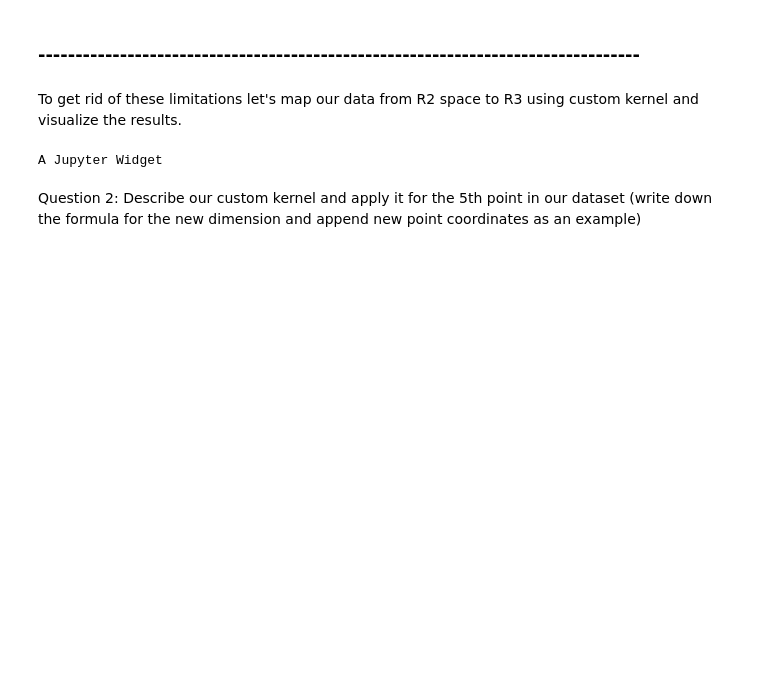
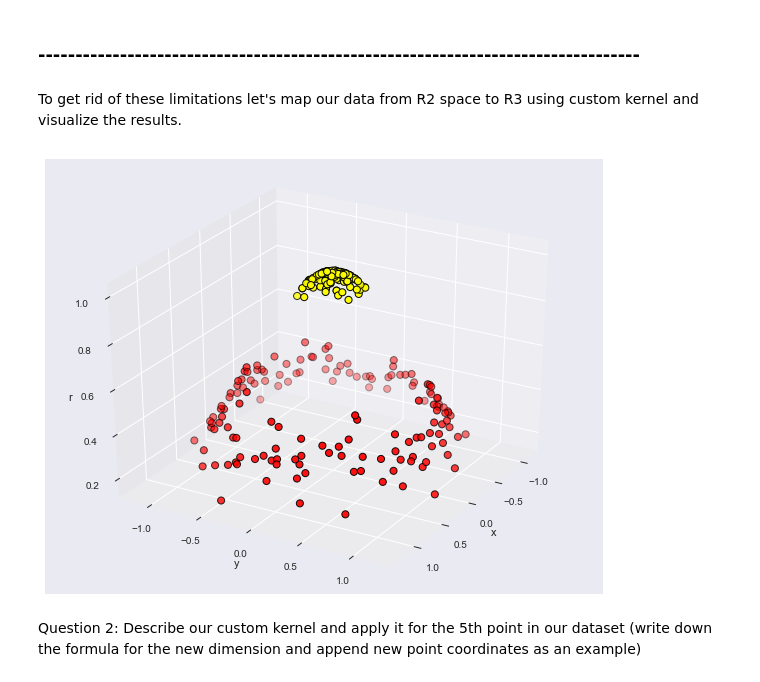
Before and after one commit to blatr/practice_ML_HSE, a Jupyter notebook: Kernelized_K-Means_task.ipynb, the cells around one changed output. Drawn from its saved outputs; the diff is of its cells as text; code cells hidden in the pictures; blank space fills up the shorter version.

```diff
--- a/Kernelized_K-Means_task.ipynb
+++ b/Kernelized_K-Means_task.ipynb
@@ -161,20 +161,21 @@ To get rid of these limitations let's map our data from R2 space to R3 using cus
 # %%
 from ipywidgets import interact, fixed
 from mpl_toolkits import mplot3d
 
 
 def plot_3D(elev=30, azim=30, X=X, y=y):
     ax = plt.subplot(projection='3d')
     ax.scatter3D(X[:, 0], X[:, 1], np.exp(-(X ** (2)).sum(1)), c=y, s=50, cmap='autumn',linewidth=1.0, edgecolor="black")
     ax.view_init(elev=elev, azim=azim)
     ax.set_xlabel('x')
     ax.set_ylabel('y')
     ax.set_zlabel('r')
 
-interact(plot_3D, elev=(-90, 90), azip=(-180, 180),
-         X=fixed(X), y=fixed(y));
+# interact(plot_3D, elev=(-90, 90), azip=(-180, 180),
+#          X=fixed(X), y=fixed(y));
+plot_3D()
 # %% [output]
-A Jupyter Widget
+[figure, added]
 # %% [markdown]
 Question 2: Describe our custom kernel and apply it for the 5th point in our dataset (write down the formula for the new dimension and append new point coordinates as an example)
 # %% [markdown]
```
